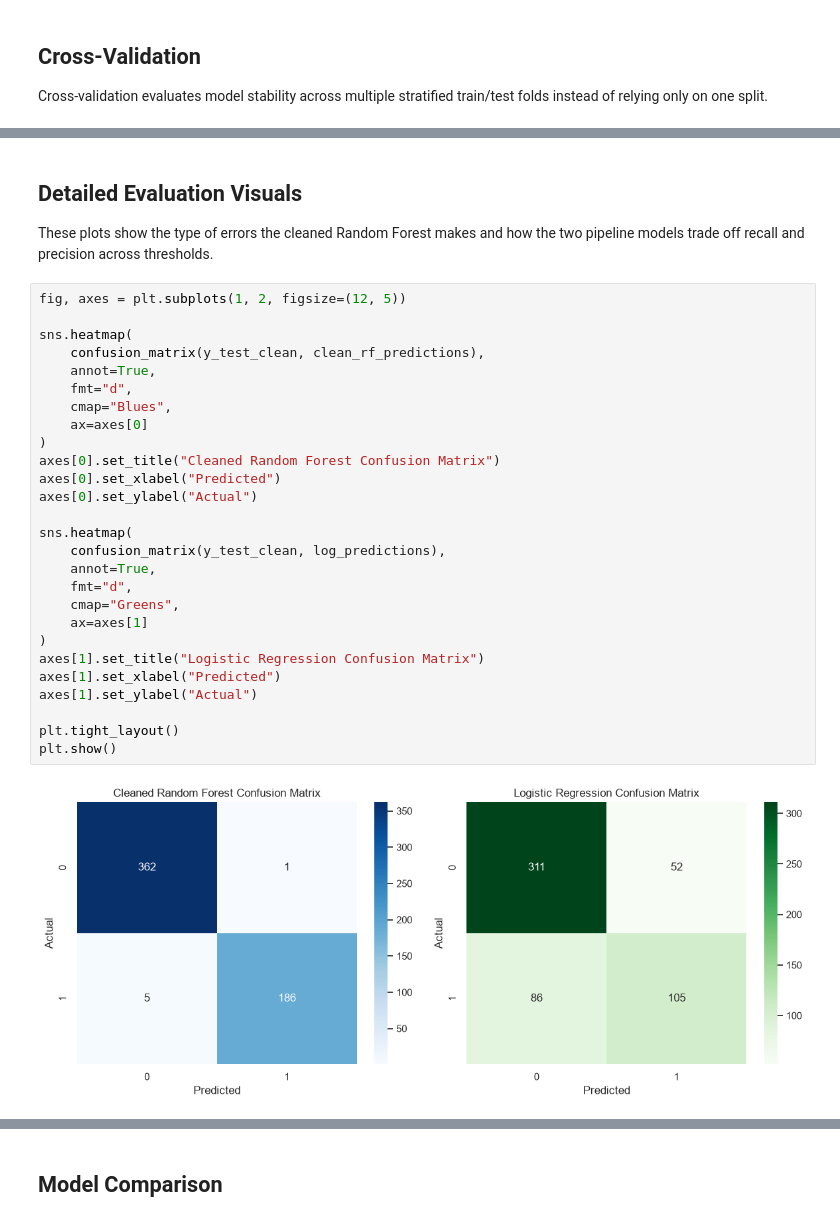
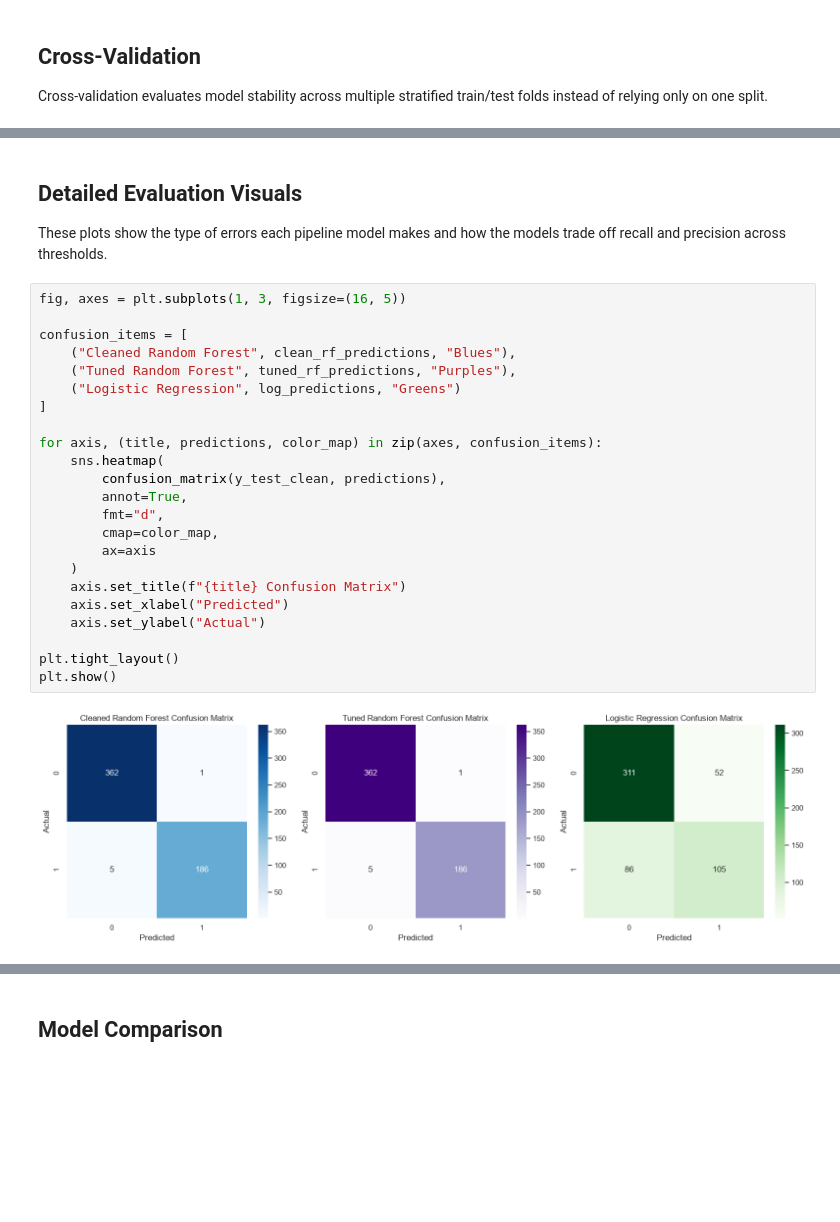
Before and after one commit to WalterK22203/Diabetes_Prediction_Model, a Jupyter notebook: Final_Project.ipynb, the cells around one changed output, grey strips where cells are left out. Cells and saved outputs as stored; diff of their text form; blank space fills up the shorter version.

```diff
--- a/Final_Project.ipynb
+++ b/Final_Project.ipynb
@@ -383,36 +478,32 @@ cv_results.round(3)
 # %% [markdown]
 ## Detailed Evaluation Visuals
 
-These plots show the type of errors the cleaned Random Forest makes and how the two pipeline models trade off recall and precision across thresholds.
+These plots show the type of errors each pipeline model makes and how the models trade off recall and precision across thresholds.
 # %%
-fig, axes = plt.subplots(1, 2, figsize=(12, 5))
+fig, axes = plt.subplots(1, 3, figsize=(16, 5))
 
-sns.heatmap(
-    confusion_matrix(y_test_clean, clean_rf_predictions),
-    annot=True,
-    fmt="d",
-    cmap="Blues",
-    ax=axes[0]
-)
-axes[0].set_title("Cleaned Random Forest Confusion Matrix")
-axes[0].set_xlabel("Predicted")
-axes[0].set_ylabel("Actual")
+confusion_items = [
+    ("Cleaned Random Forest", clean_rf_predictions, "Blues"),
+    ("Tuned Random Forest", tuned_rf_predictions, "Purples"),
+    ("Logistic Regression", log_predictions, "Greens")
+]
 
-sns.heatmap(
-    confusion_matrix(y_test_clean, log_predictions),
-    annot=True,
-    fmt="d",
-    cmap="Greens",
-    ax=axes[1]
-)
-axes[1].set_title("Logistic Regression Confusion Matrix")
-axes[1].set_xlabel("Predicted")
-axes[1].set_ylabel("Actual")
+for axis, (title, predictions, color_map) in zip(axes, confusion_items):
+    sns.heatmap(
+        confusion_matrix(y_test_clean, predictions),
+        annot=True,
+        fmt="d",
+        cmap=color_map,
+        ax=axis
+    )
+    axis.set_title(f"{title} Confusion Matrix")
+    axis.set_xlabel("Predicted")
+    axis.set_ylabel("Actual")
 
 plt.tight_layout()
 plt.show()
 # %% [output]
-[figure, old version]
+[figure, new version]
 # %%
 plt.figure(figsize=(10, 6))
 for model_name, probabilities in {
```
Also changed, not shown: parts of 10 cells of this notebook, 1 other file.
